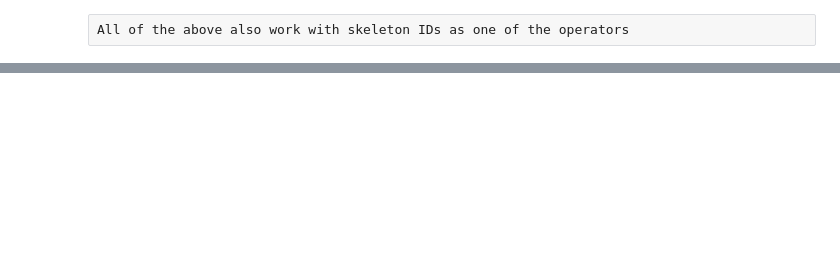
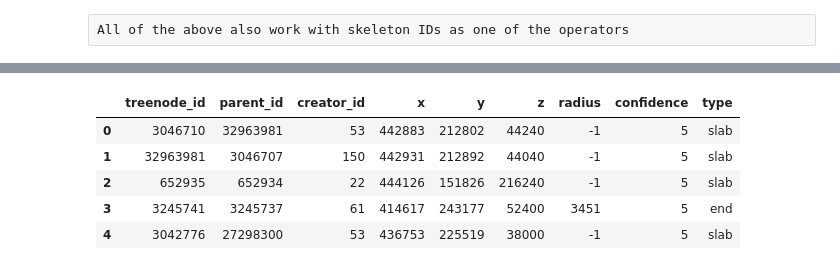
Before and after one commit to navis-org/pymaid, a Jupyter notebook: docs/source/neuronlist_math.ipynb, the cells around one changed output, grey strips where cells are left out. Drawn from its saved outputs; the diff is of its cells as text; code cells hidden in the pictures; blank space fills up the shorter version.

```diff
--- a/docs/source/neuronlist_math.ipynb
+++ b/docs/source/neuronlist_math.ipynb
@@ -118,0 +181,10 @@ a - b.skeleton_id
+# %%
+n = nl[0]
+n.nodes.head()
+# %% [output]
+|  | treenode_id | parent_id | creator_id | x | y | z | radius | confidence | type |
+| 0 | 3046710 | 32963981 | 53 | 442883 | 212802 | 44240 | -1 | 5 | slab |
+| 1 | 32963981 | 3046707 | 150 | 442931 | 212892 | 44040 | -1 | 5 | slab |
+| 2 | 652935 | 652934 | 22 | 444126 | 151826 | 216240 | -1 | 5 | slab |
+| 3 | 3245741 | 3245737 | 61 | 414617 | 243177 | 52400 | 3451 | 5 | end |
+| 4 | 3042776 | 27298300 | 53 | 436753 | 225519 | 38000 | -1 | 5 | slab |
```
Also changed, not shown: parts of 53 cells of this notebook, 1 other file.
